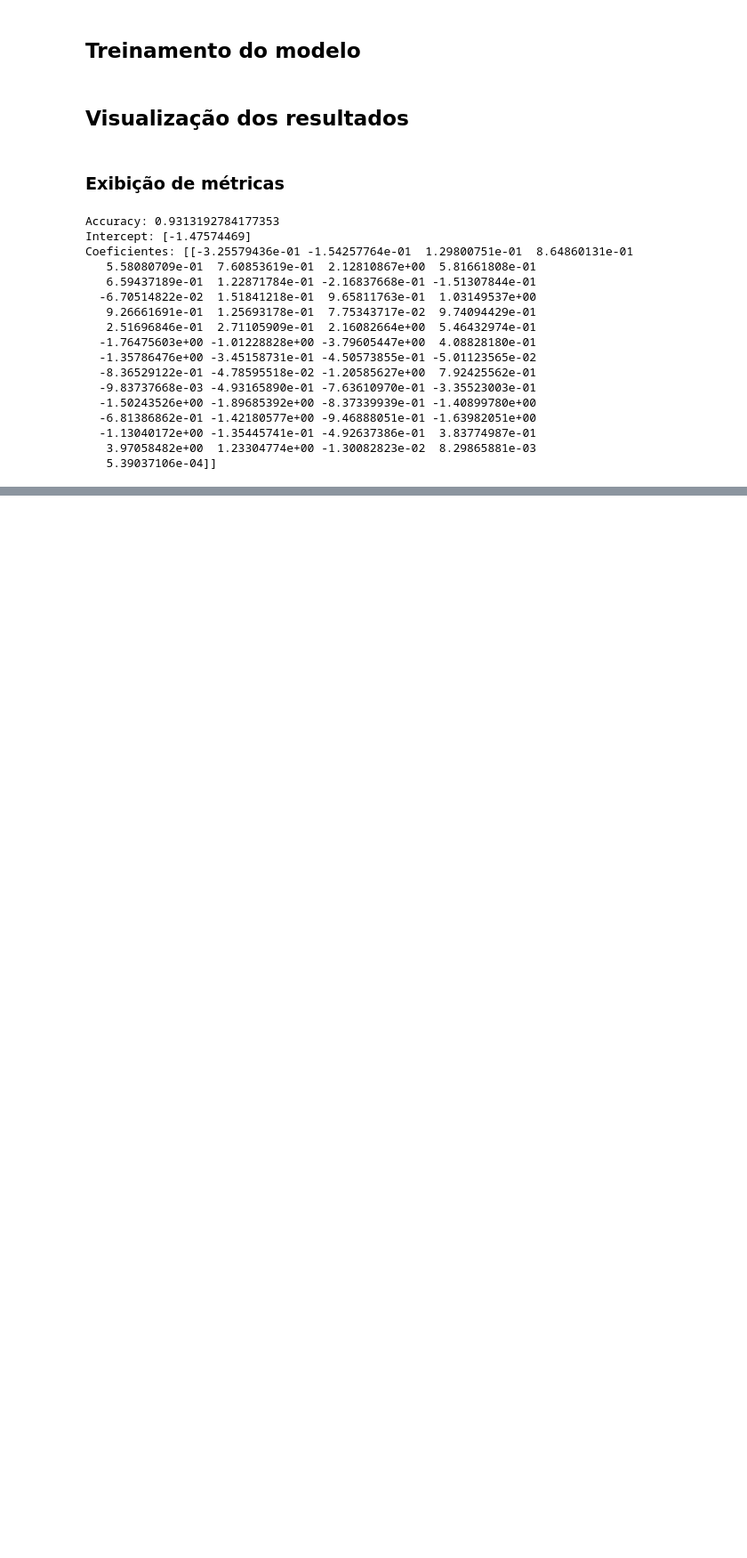
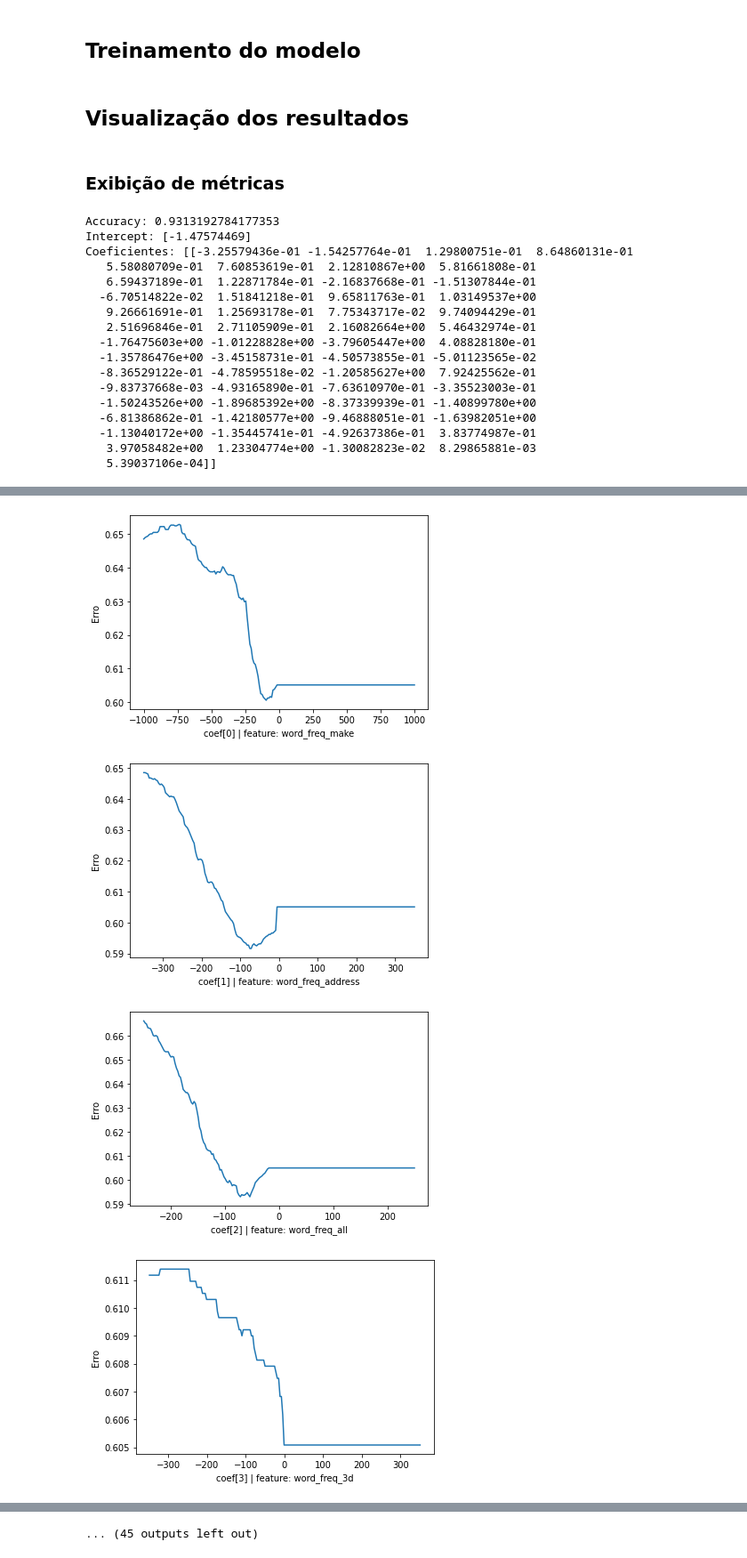
Before and after one commit to IFES-MPCA/reconhecimento_padroes, a Jupyter notebook: notebooks/classificacao.ipynb, the cells around one changed output, grey strips where cells are left out. Shown: that part at 89% size. Cells and saved outputs as stored; diff of their text form; code cells hidden in the pictures; blank space fills up the shorter version.

```diff
--- a/notebooks/classificacao.ipynb
+++ b/notebooks/classificacao.ipynb
@@ -180,0 +128,38 @@ len(coefficient[0])
+# %%
+deltas = [
+    1000, 350, 250, 350, 150, 150, 150, 125, 400, 250,
+    125, 500, 350, 450, 150, 1000, 1500, 1500, 60, 1500,
+    30, 500, 500, 500, 2000, 2000, 2000, 2000, 2000, 5000,
+    2500, 2000, 2500, 2500, 3000, 3000, 3500, 700, 3500, 2500,
+    4500, 4500, 1000, 4000, 3000, 2500, 9000, 7500, 25000, 6000,
+    10000, 3000, 4000, 15000, 1000, 300, 75
+]
+
+
+def plot_coefficient_variation(coef_index: int):
+    _errors = []
+    _coefficient = model.coef_[0][coef_index]
+    delta = deltas[coef_index]
+    coefficient_values = numpy.linspace(_coefficient - delta, _coefficient + delta, 200)
+
+    for value in coefficient_values:
+        model.coef_[0][coef_index] = value
+        y_predicted = model.predict(features)
+        error = mean_squared_error(y, y_predicted)
+        _errors.append(error)
+
+    model.coef_[0][coef_index] = _coefficient
+    pyplot.ylabel("Erro")
+    pyplot.xlabel(f"coef[{coef_index}] | feature: {X.keys()[coef_index]}")
+    pyplot.plot(coefficient_values, _errors)
+    pyplot.show()
+# %%
+n_coefficients = len(model.coef_[0])
+
+for index in range(n_coefficients):
+    plot_coefficient_variation(index)
+# %% [output]
+[figure, added]
+[figure, added]
+[figure, added]
+[figure, added]
@@ -180,0 +174 @@ len(coefficient[0])
+... (45 outputs left out)
```
Also changed, not shown: parts of 15 cells of this notebook.
